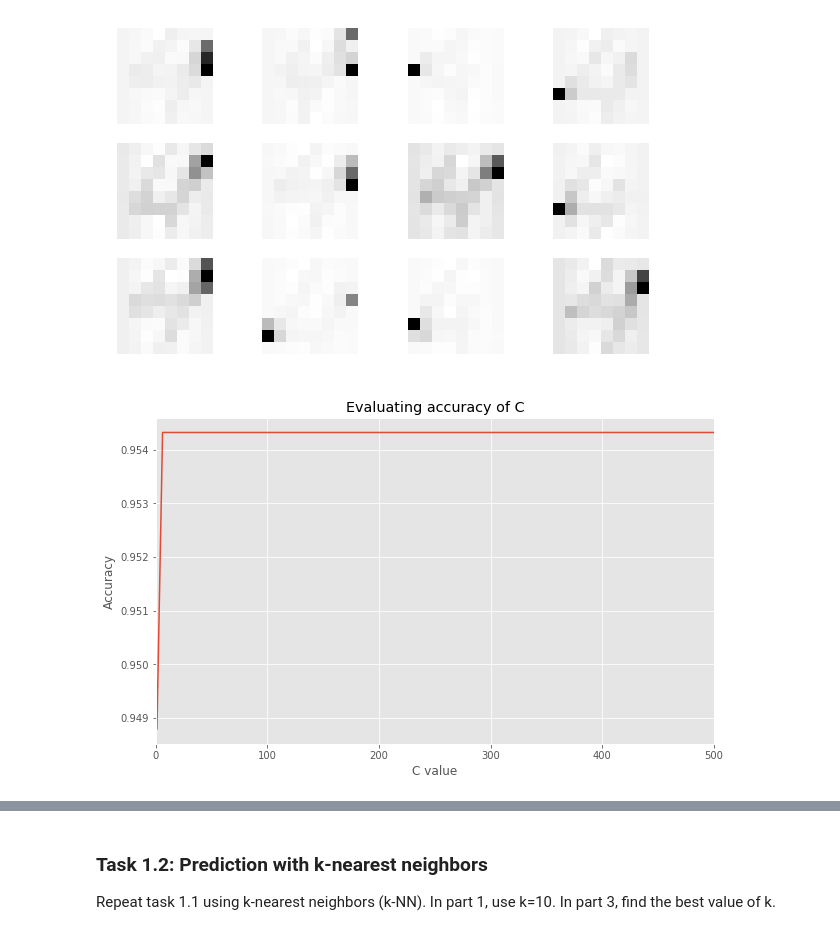
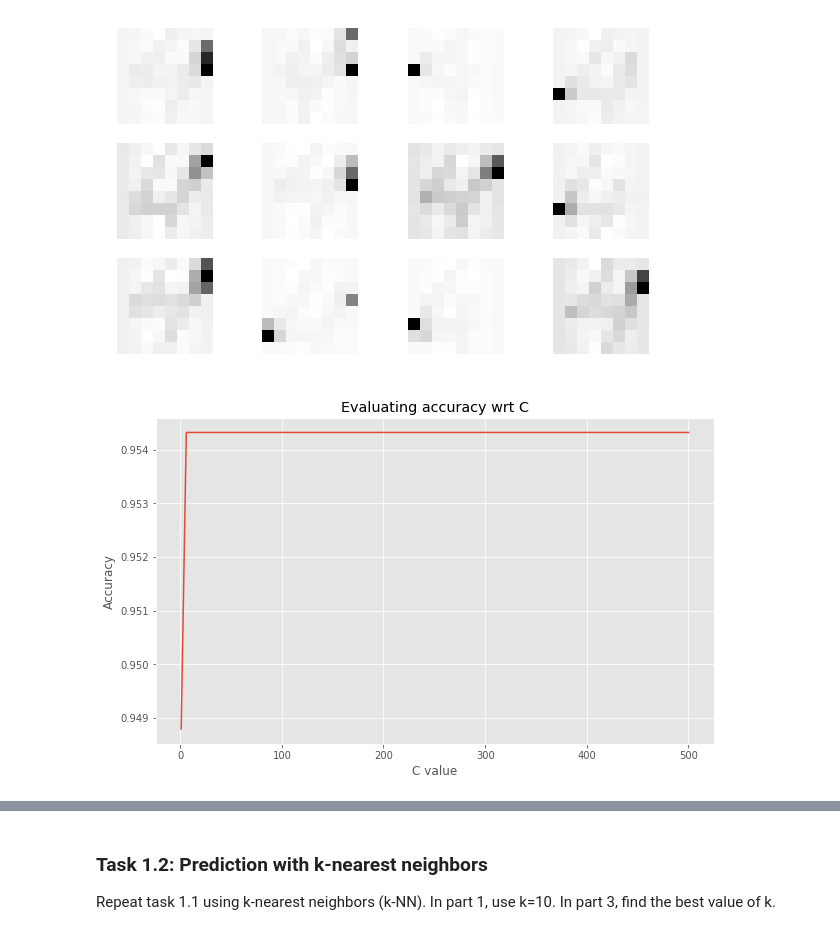
Before and after one commit to brookeslawski/datascience-homeworks-local, a Jupyter notebook: HW7/2018-HW7.ipynb, the cells around one changed output, grey strips where cells are left out. Drawn from its saved outputs; the diff is of its cells as text; code cells hidden in the pictures.

```diff
--- a/HW7/2018-HW7.ipynb
+++ b/HW7/2018-HW7.ipynb
@@ -117,9 +117,9 @@ train_test_split(X, y, random_state=1, test_size=0.8)
 + Try to train and test the algorithm on the raw (non-scaled) data. What's your accuracy score?
 # %%
 # your solution goes here
-X_train, X_test, y_train, y_test = train_test_split(X, y, random_state=1, test_size=0.8)
+X_train, X_test, y_train, y_test = train_test_split(X, y, random_state=1, test_size=0.3) # test_size=0.8 doesn't make sense
 
-dig_svm = svm.SVC(kernel='rbf',C=100)  # change this one 6, 5, 4, 3, 2
+dig_svm = svm.SVC(kernel='rbf',C=100)
 dig_svm.fit(X_train, y_train)
 # %% [output]
 SVC(C=100, cache_size=200, class_weight=None, coef0=0.0,
@@ -161,21 +161,20 @@ plt.show()
 # %%
 #%% Task 1.1.5
 dig_svm.get_params()
 
 Cs = np.linspace(1,500,100)
 Accuracies = np.zeros(Cs.shape[0])
 for i,C in enumerate(Cs):
     dig_svm = svm.SVC(kernel='rbf', C = C)
-    scores = cross_val_score(estimator = dig_svm, X = X, y = y, cv=5, scoring='accuracy')     # cv = 5 ??
+    scores = cross_val_score(estimator = dig_svm, X = X, y = y, cv=5, scoring='accuracy')
     Accuracies[i]  = scores.mean()
 
 plt.plot(Cs,Accuracies)
-plt.title('Evaluating accuracy of C')
+plt.title('Evaluating accuracy wrt C')
 plt.xlabel('C value')
 plt.ylabel('Accuracy')
-#plt.xlim(0,500) # change this to (0, 10)
 plt.show()
 # %% [output]
-[figure, old version]
+[figure, new version]
 # %%
 plt.plot(Cs,Accuracies)
```
Also changed, not shown: parts of 17 cells of this notebook, 1 other file.
